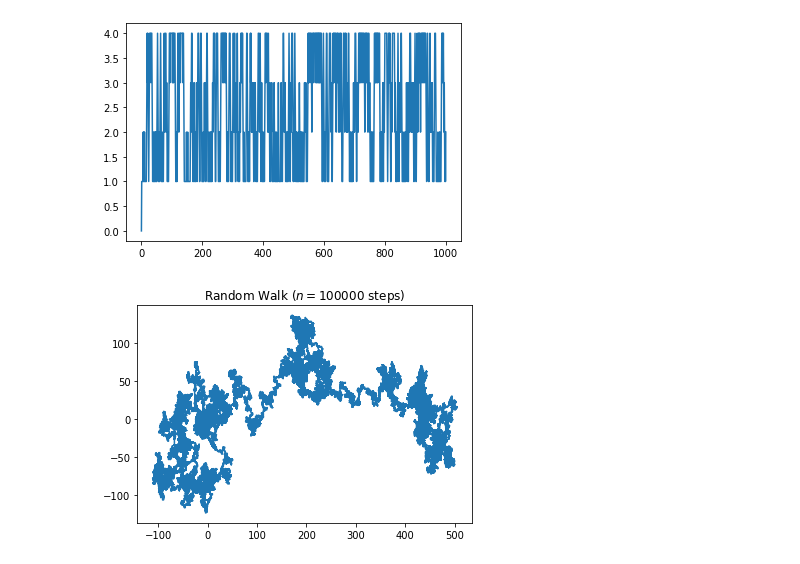
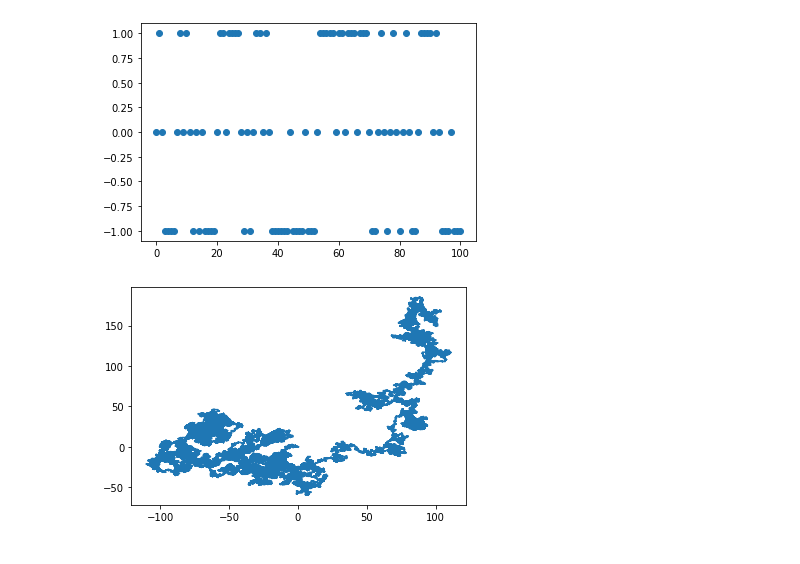
Before and after one commit to NTHU-Phys-Qubit/class-03162020-Bladerunner-constant-k, a Jupyter notebook: Randomwalk.ipynb, the cells around one changed output. Drawn from its saved outputs; the diff is of its cells as text; code cells hidden in the pictures.

```diff
--- a/Randomwalk.ipynb
+++ b/Randomwalk.ipynb
@@ -24,57 +25,53 @@ Text(0.5, 1.0, 'plot')
 # %%
-# Probability to move up or down
 prob = [0.5, 0.5]
 
-# statically defining the starting position
+
 start = 0
 positions = [start]
 
-# creating the random points
-rr = np.random.random(1000)
+
+rr = np.random.random(100)
 downp = rr < prob[0]
 upp = rr > prob[1]
 
 
 for idownp, iupp in zip(downp, upp):
-	down = idownp and positions[-1] > 1
-	up = iupp and positions[-1] < 4
-	positions.append(positions[-1] - down + up)
+    down = idownp and positions[-1] > -1
+    up = iupp and positions[-1] < 1
+    positions.append(positions[-1] - down + up)
 
-# plotting down the graph of the random walk in 1D
-plt.plot(positions)
+
+plt.plot(positions,'o')
 plt.show()
 # %% [output]
-[figure, old version]
+[figure, new version]
 # %%
-# defining the number of steps
+import pylab
+
 n = 100000
 
-#creating two array for containing x and y coordinate
-#of size equals to the number of size and filled up with 0's
-x = numpy.zeros(n)
-y = numpy.zeros(n)
+x = np.zeros(n)
+y = np.zeros(n)
 
-# filling the coordinates with random variables
+
 for i in range(1, n):
 	val = random.randint(1, 4)
 	if val == 1:
-		x[i] = x[i - 1] + 1
+		x[i] = x[i - 1] + 0.5
 		y[i] = y[i - 1]
 	elif val == 2:
-		x[i] = x[i - 1] - 1
+		x[i] = x[i - 1] - 0.5
 		y[i] = y[i - 1]
 	elif val == 3:
 		x[i] = x[i - 1]
-		y[i] = y[i - 1] + 1
+		y[i] = y[i - 1] + 0.5
 	else:
 		x[i] = x[i - 1]
-		y[i] = y[i - 1] - 1
+		y[i] = y[i - 1] - 0.5
 
 
-# plotting stuff:
-pylab.title("Random Walk ($n = " + str(n) + "$ steps)")
+
 pylab.plot(x, y)
-pylab.savefig("rand_walk"+str(n)+".png",bbox_inches="tight",dpi=600)
 pylab.show()
 # %% [output]
-[figure, old version]
+[figure, new version]
```
Also changed, not shown: parts of 7 cells of this notebook.
